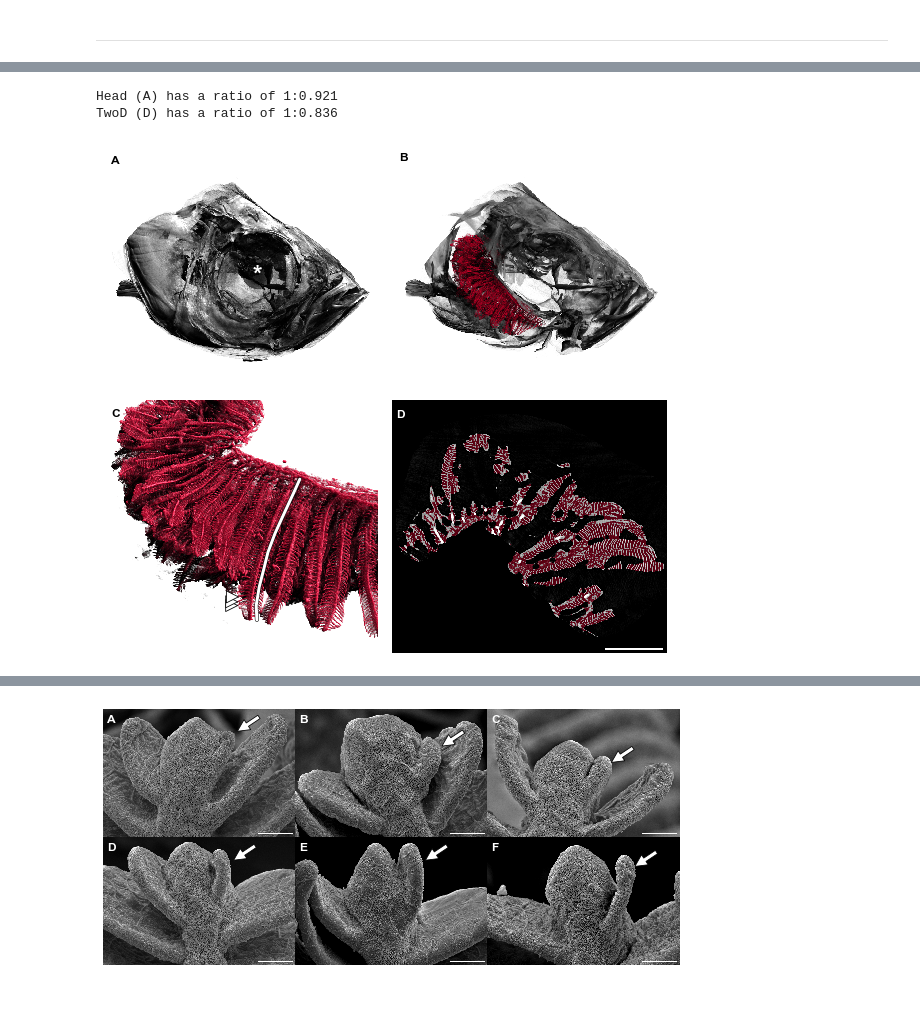
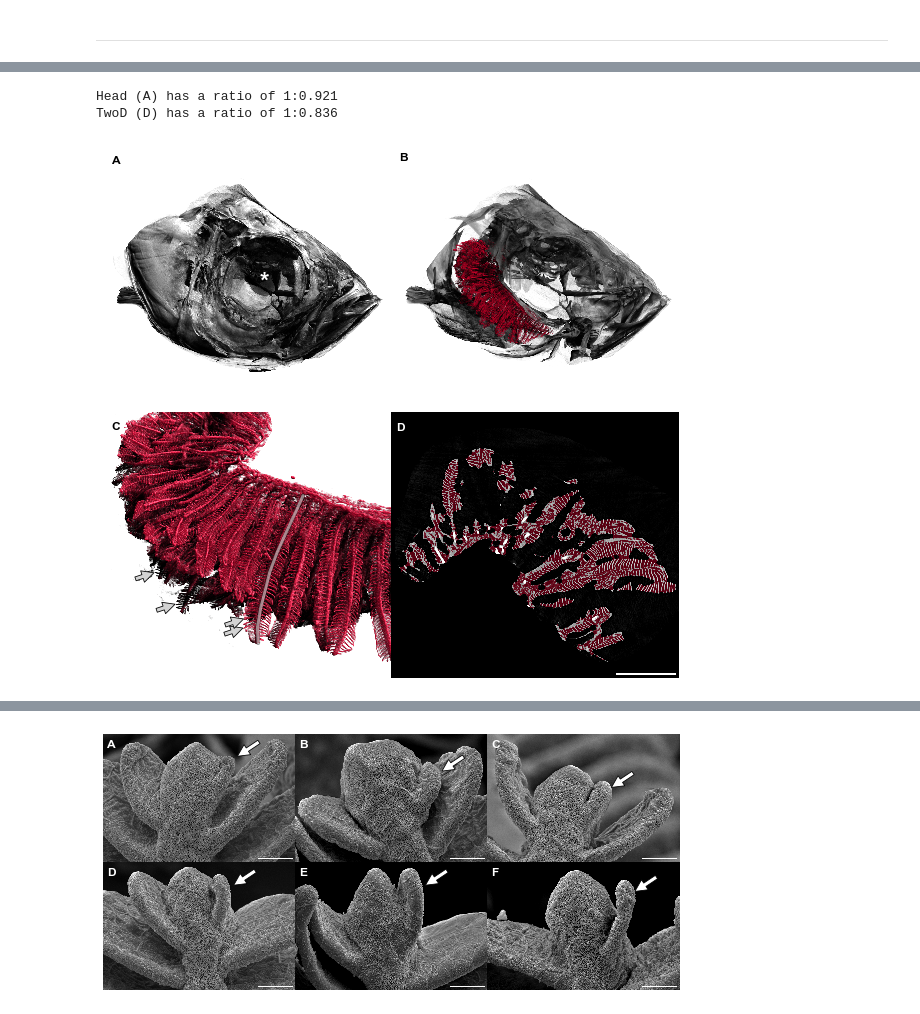
Before and after one commit to habi/Zebra-Fish-Gills, a Jupyter notebook: Gills-Analysis.ipynb, the cells around one changed output, grey strips where cells are left out. Cells and saved outputs as stored; diff of their text form; code cells hidden in the pictures.

Commit message:
'bikeshedding' arrows, as requested by Valentin

```diff
--- a/Gills-Analysis.ipynb
+++ b/Gills-Analysis.ipynb
@@ -3235,11 +3249,13 @@ arrowcoordinates = ((826, 920),
                     (1219, 918))
 # %%
 # Draw the arrows and arrow heads (as measured in ImageJ)
-arrowcoordinates = ((826, 920),
-                    (985, 393),
-                    (773, 877),
-                    (773, 861),
+arrowcoordinates = ((826, 920), # outer end of the ridge
+                    (985, 393), # inner end of the ridge
+                    (773, 877), # outermost
+#                     (773, 861),
                     (776, 840),
 #                     (777, 822),
-#                     (786, 808)
+#                     (786, 808) # innermost
+                    (497, 780), # more to the left
+                    (411, 652) # even more to the left
                    )
@@ -3262,15 +3262,15 @@ numpy.mean((0.921,0.836))
 # %%
 # Fig 02: Anatomy of the gills
 # Based on the images David made for https://github.com/habi/20190605_BrukerUserMeeting
-plt.rcParams['figure.figsize'] = (8,8*numpy.mean((0.921,0.836)))
+plt.rcParams['figure.figsize'] = (8, 8 * numpy.mean((0.921, 0.836)))
 plt.subplot(221)
 # The full head is from fish Control06
 Head = imageio.imread('Figure-Originals/fishhead/head-without-gills0160.png')
-crop=400
-shift=200
-print('Head (A) has a ratio of 1:%0.3f' % (numpy.shape(Head[:,crop-shift:-crop+shift])[0] /
-                                           numpy.shape(Head[:,crop-shift:-crop+shift])[1]))
-plt.imshow(Head[:,crop-shift:-crop+shift])
+crop = 400
+shift = 200
+print('Head (A) has a ratio of 1:%0.3f' % (numpy.shape(Head[:, crop-shift:-crop+shift])[0] /
+                                           numpy.shape(Head[:, crop-shift:-crop+shift])[1]))
+plt.imshow(Head[:, crop-shift:-crop+shift])
 plt.gca().text(857-crop+shift,
                551,
                '*',
@@ -3279,70 +3279,83 @@ plt.gca().text(857-crop+shift,
                fontweight='bold',
                verticalalignment='center',
                horizontalalignment='center')
-image_label(Head[:,crop-shift:-crop+shift], 'A', color='black')
+image_label(Head[:, crop-shift:-crop+shift],
+            'A',
+            color='black')
 plt.axis('off')
 plt.subplot(222)
 Gills = imageio.imread('Figure-Originals/fishhead/head-without-gills0185.png')
-plt.imshow(Gills[:,crop-shift:-crop+shift])
-image_label(Gills[:,crop:-crop], 'B', color='black')
+plt.imshow(Gills[:, crop-shift:-crop+shift])
+image_label(Gills[:,crop:-crop],
+            'B',
+            color='black')
 plt.axis('off')
 plt.subplot(223)
 GillsDetail = imageio.imread('Figure-Originals/fishhead/head-without-gills0481.png')
-plt.imshow(GillsDetail[:,crop-shift:-crop+shift])
+plt.imshow(GillsDetail[:, crop-shift:-crop+shift])
 # Draw the ridge of one primary filament
 import matplotlib.patheffects as pe
-plt.plot([rc[0]-crop+shift+25 for rc in ridgecoordinates],
+plt.plot([rc[0] - crop + shift for rc in ridgecoordinates],
          [rc[1] for rc in ridgecoordinates],
          linewidth=3,
          color='white',
+         alpha=0.5,
          marker=None,
-         path_effects=[pe.Stroke(linewidth=4,
+         path_effects=[pe.Stroke(alpha=0.5,
+                                 linewidth=4,
                                  foreground='k'),
                        pe.Normal()],
          )
 for c, ac in enumerate(arrowcoordinates):
-    if c<2:
+    if c < 2:
         pass
+        # This would draw arrows at the beginning and end of the primary filament
+        # Valentin requested this, but I like the highlighting of the ridge better...
 #         plt.gca().annotate('',
-#                            xy=(ac[0]-crop+shift,
+#                            xy=(ac[0] - crop + shift,
 #                                ac[1]),
-#                            xytext=(ac[0]-crop+shift-500*.309,
-#                                    ac[1]+333*.309),
+#                            xytext=(ac[0] - crop + shift - 500 * .309,
+#                                    ac[1] + 333 * .309),
 #                            arrowprops=dict(facecolor='white',
 #                                            edgecolor='black'))
     else:
+        # Draw arrow heads at the tips of the secondary filaments
+        tweak = 5
         plt.gca().annotate('',
-                           xy=(ac[0]-crop+shift,
+                           xy=(ac[0] - crop + shift - tweak,
                                ac[1]),
-                           xytext=(ac[0]-crop+shift-500*.05,
-                                   ac[1]-0*.05),
-                           arrowprops=dict(facecolor='white',
+                           xytext=(ac[0] - crop + shift - 500 * .15 - tweak,
+                                   ac[1] + 333 * .075),
+                           arrowprops=dict(facecolor='lightgray',
                                            edgecolor='black'))
-image_label(GillsDetail[:,crop-shift:-crop+shift], 'C', color='black')
+image_label(GillsDetail[:, crop-shift:-crop+shift],
+            'C',
+            color='black')
 plt.axis('off')
 plt.subplot(224)
 TwoD = imageio.imread('Figure-Originals/control03_rec0000_voi_1865.crop.png')
 Combination = imageio.imread('Figure-Originals/Control03_area_organ_1500.crop.combination.png')
 crop=365
 shift=75
-print('TwoD (D) has a ratio of 1:%0.3f' % (numpy.shape(TwoD[:,crop-shift:-crop+shift])[0] /
-                                           numpy.shape(TwoD[:,crop-shift:-crop+shift])[1]))
-plt.imshow(TwoD[:,crop-shift:-crop+shift])
-plt.imshow(Combination[:,crop-shift:-crop-shift],
+print('TwoD (D) has a ratio of 1:%0.3f' % (numpy.shape(TwoD[:, crop-shift:-crop+shift])[0] /
+                                           numpy.shape(TwoD[:, crop-shift:-crop+shift])[1]))
+plt.imshow(TwoD[:, crop-shift:-crop+shift])
+plt.imshow(Combination[: ,crop-shift:-crop-shift],
            alpha=1-.618)
 plt.gca().add_artist(ScaleBar(Data['PixelSize'].mean(),
                               'um',
                                fixed_value=500,
                                label_formatter = lambda x, y:''))
-image_label(TwoD[250:-250,crop-shift:-crop+shift], 'D')
+image_label(TwoD[250:-250, crop-shift:-crop+shift],
+            'D')
 plt.axis('off')
-plt.subplots_adjust(0, 0, 1, 1, 0, 0)
+plt.subplots_adjust(0, -0.05, 1, 1, 0, 0)
 plt.savefig(os.path.join(OutPutDir,
                          'Fig02.png'),
             bbox_inches='tight',
             pad_inches=0)
 plt.show()
 # %% [output]
 Head (A) has a ratio of 1:0.921
 TwoD (D) has a ratio of 1:0.836
-[figure, old version]
+[figure, new version]
```
Also changed, not shown: parts of 29 cells of this notebook.
